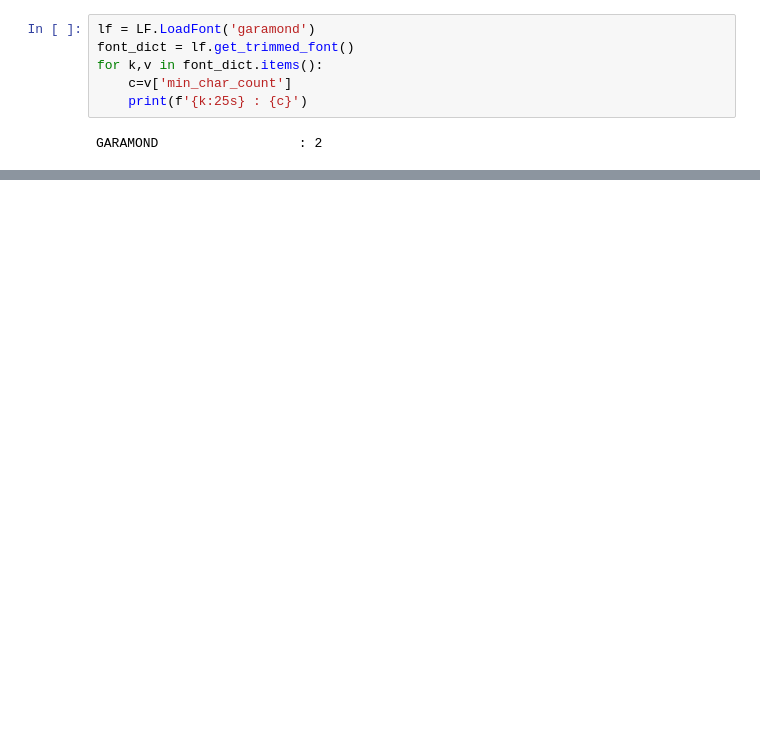
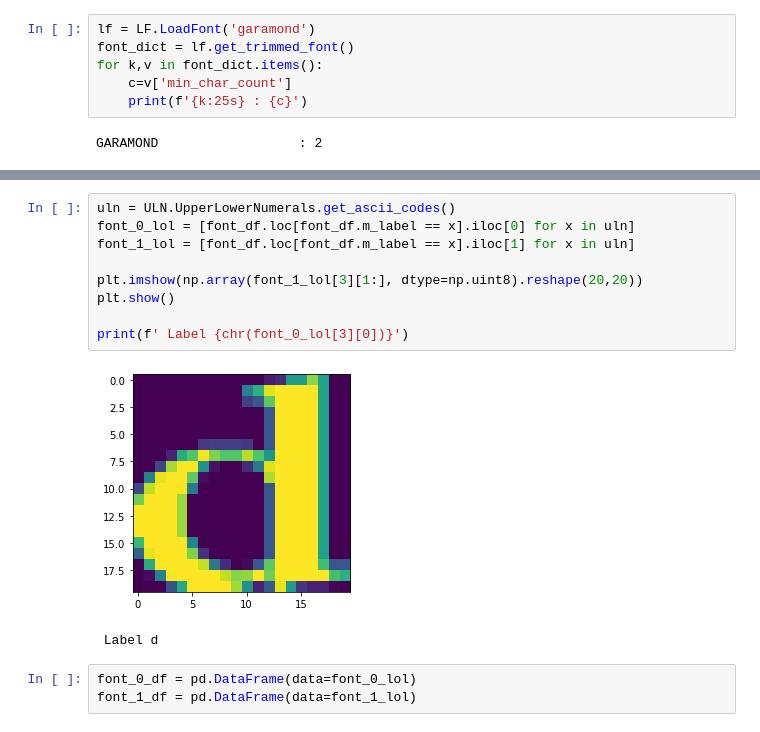
Before and after one commit to digital-tenebrist/udel-math-637, a Jupyter notebook: project-1/dim_reduction.ipynb, the cells around one changed output, grey strips where cells are left out. Saved outputs shown, nothing was run; the diff lists cells and outputs as text; blank space fills up the shorter version.

```diff
--- a/project-1/dim_reduction.ipynb
+++ b/project-1/dim_reduction.ipynb
@@ -44,0 +53,15 @@ plt.show()
+# %%
+uln = ULN.UpperLowerNumerals.get_ascii_codes()
+font_0_lol = [font_df.loc[font_df.m_label == x].iloc[0] for x in uln]
+font_1_lol = [font_df.loc[font_df.m_label == x].iloc[1] for x in uln]
+
+plt.imshow(np.array(font_1_lol[3][1:], dtype=np.uint8).reshape(20,20))
+plt.show()
+
+print(f' Label {chr(font_0_lol[3][0])}')
+# %% [output]
+[figure, added]
+ Label d
+# %%
+font_0_df = pd.DataFrame(data=font_0_lol)
+font_1_df = pd.DataFrame(data=font_1_lol)
```
Also changed, not shown: parts of 9 cells of this notebook, 2 other files.
